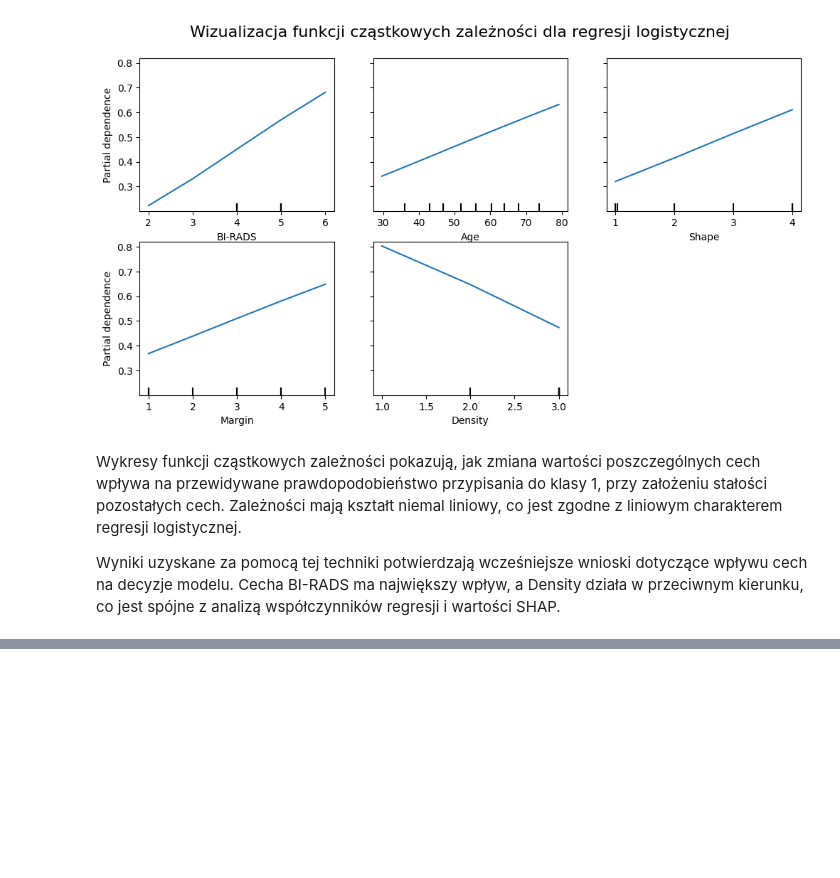
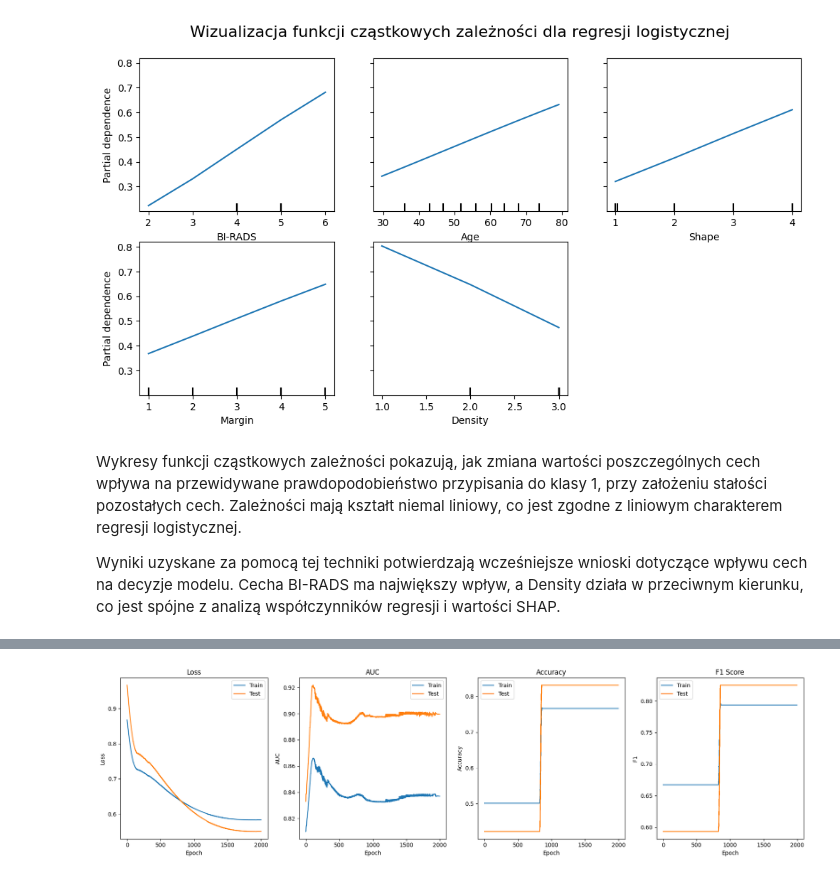
Before and after one commit to MNOWAK1234/INF-AI_JupyterNotebooks, a Jupyter notebook: ISWD/Project4/PreferenceLearning.ipynb, the cells around one changed output, grey strips where cells are left out. Saved outputs shown, nothing was run; the diff lists cells and outputs as text; code cells hidden in the pictures; blank space fills up the shorter version.

```diff
--- a/ISWD/Project4/PreferenceLearning.ipynb
+++ b/ISWD/Project4/PreferenceLearning.ipynb
@@ -466,0 +867,43 @@ Wyniki uzyskane za pomocą tej techniki potwierdzają wcześniejsze wnioski doty
+# %%
+fig = plt.figure(figsize=(18, 5))
+
+# Loss
+ax = fig.add_subplot(1, 4, 1)
+ax.plot(stats_train.losses, label='Train')
+ax.plot(stats_test.losses, label='Test')
+ax.set_title('Loss')
+ax.set_xlabel('Epoch')
+ax.set_ylabel('Loss')
+ax.legend()
+
+# AUC
+ax = fig.add_subplot(1, 4, 2)
+ax.plot(stats_train.auc_scores, label='Train')
+ax.plot(stats_test.auc_scores, label='Test')
+ax.set_title('AUC')
+ax.set_xlabel('Epoch')
+ax.set_ylabel('AUC')
+ax.legend()
+
+# Accuracy
+ax = fig.add_subplot(1, 4, 3)
+ax.plot(stats_train.acc_scores, label='Train')
+ax.plot(stats_test.acc_scores, label='Test')
+ax.set_title('Accuracy')
+ax.set_xlabel('Epoch')
+ax.set_ylabel('Accuracy')
+ax.legend()
+
+# F1
+ax = fig.add_subplot(1, 4, 4)
+ax.plot(stats_train.f1_scores, label='Train')
+ax.plot(stats_test.f1_scores, label='Test')
+ax.set_title('F1 Score')
+ax.set_xlabel('Epoch')
+ax.set_ylabel('F1')
+ax.legend()
+
+plt.tight_layout()
+plt.show()
+# %% [output]
+[figure, added]
```
Also changed, not shown: parts of 48 cells of this notebook, 3 other files.
